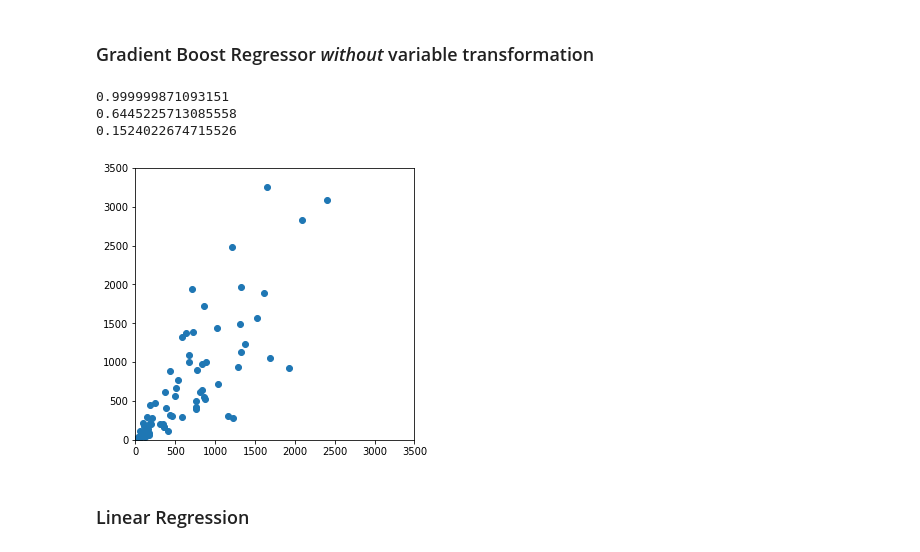
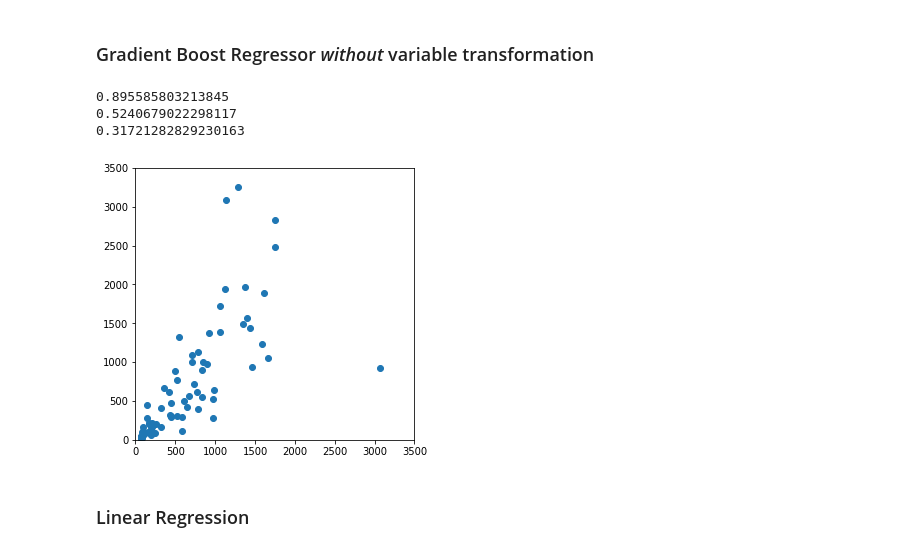
Before and after one commit to euniceky/BOS_BlueBike_Predictions, a Jupyter notebook: model_train.ipynb, the cells around one changed output. Cells and saved outputs as stored; diff of their text form; code cells hidden in the pictures.

```diff
--- a/model_train.ipynb
+++ b/model_train.ipynb
@@ -178,24 +183,24 @@ _=plt.ylim(0, 9)
 # %%
 X_train, X_test, y_train, y_test = train_test_split(X, y, test_size=0.25, random_state=40)
 
-GBregr = GradientBoostingRegressor(n_estimators=200, max_depth=7)
+GBregr = GradientBoostingRegressor(n_estimators=100, max_depth=2)
 GBregr.fit(X_train, y_train)
 print(GBregr.score(X_train, y_train))
 print(GBregr.score(X_test, y_test))
 
 
 print((cross_validate(GBregr, X_train, y_train, cv=5)["test_score"]).mean())
 
 ypredict=GBregr.predict(X_test)
 plt.subplots(figsize=(5,5))
 plt.scatter(ypredict, y_test)
 _=plt.xlim(0,3500)
 _=plt.ylim(0,3500)
 # %% [output]
-0.999999871093151
-0.6445225713085558
-0.1524022674715526
+0.895585803213845
+0.5240679022298117
+0.31721282829230163
-[figure, old version]
+[figure, new version]
 # %% [markdown]
 ### Linear Regression
 # %%
```
Also changed, not shown: parts of 8 cells of this notebook.
